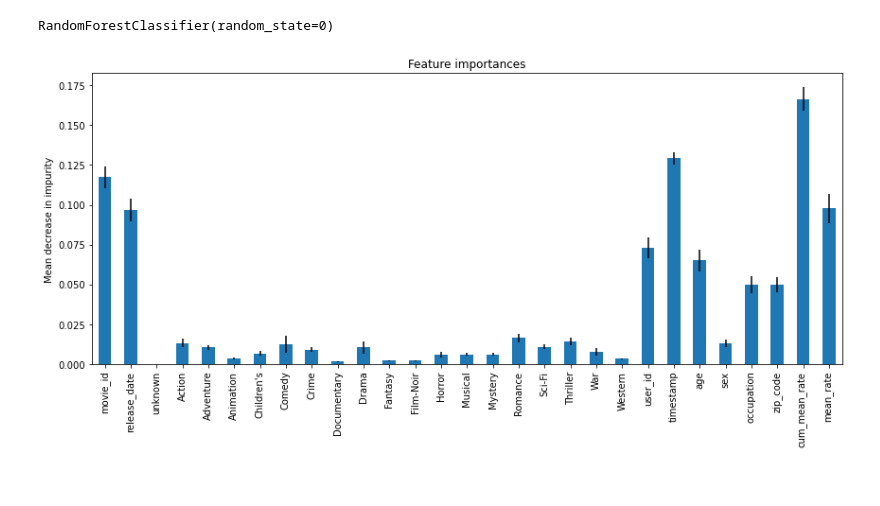
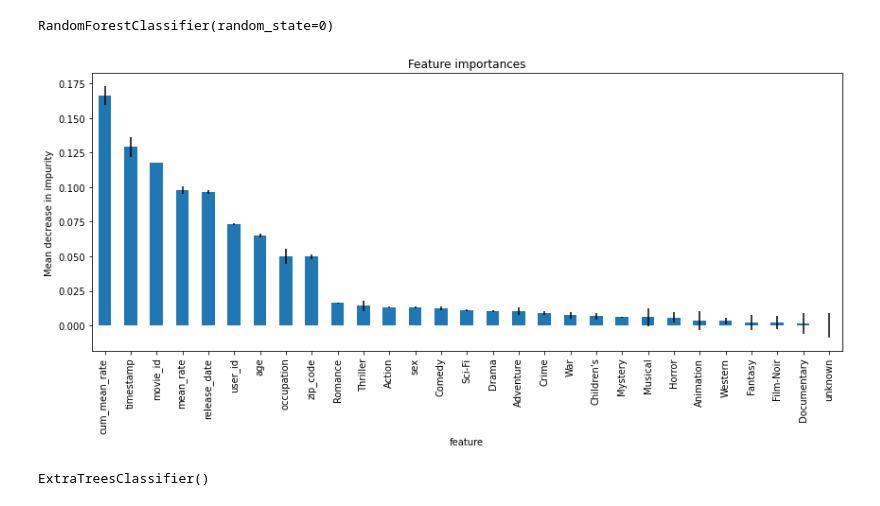
Before and after one commit to bharathikannann/RecSys_Seminar, a Jupyter notebook: feature_importance.ipynb, the cells around one changed output. Saved outputs shown, nothing was run; the diff lists cells and outputs as text; code cells hidden in the pictures.

Commit message:
feature importance using extra tree classifier and analysis using heatmap

```diff
--- a/feature_importance.ipynb
+++ b/feature_importance.ipynb
@@ -9,6 +11,9 @@ from sklearn.ensemble import RandomForestClassifier
 # import csv file
 path = 'dataset/randomforest/'
 df_train = pd.read_csv(path + 'ml-100k-preprocessed-train.csv')
+# %%
+X = df_train.drop((['rating']), axis = 1)
+y = df_train['rating']
 # %%
 # list of column names
 feature_names = list(df_train.columns)
@@ -18,10 +23,12 @@ feature_names.remove('rating')
 # %%
 # initialize and fit the model
 forest = RandomForestClassifier(random_state=0)
-forest.fit(df_train.drop((['rating']), axis = 1), df_train['rating'])
+forest.fit(X, y)
 # %% [output]
 RandomForestClassifier(random_state=0)
 # %%
 # extract the feature importance values
-importances = forest.feature_importances_
 std = np.std([tree.feature_importances_ for tree in forest.estimators_], axis=0)
+rf_feature_importances = pd.DataFrame(
+    {"feature": feature_names, "importance": forest.feature_importances_}
+)
@@ -28,11 +41,11 @@ std = np.std([tree.feature_importances_ for tree in forest.estimators_], axis=0)
+# %%
+rf_feature_importances.sort_values("importance", ascending=False,inplace=True)
 # %%
 # visualize the importance of each feature
-forest_importances = pd.Series(importances, index=feature_names)
-
 fig, ax = plt.subplots(figsize=(12,6))
-forest_importances.plot.bar(yerr=std, ax=ax)
+rf_feature_importances.plot.bar(x='feature', y='importance', yerr=std, ax=ax, legend=False)
 ax.set_title("Feature importances")
 ax.set_ylabel("Mean decrease in impurity")
 fig.tight_layout()
 # %% [output]
-[figure, old version]
+[figure, new version]
@@ -38,0 +54,5 @@ fig.tight_layout()
+# %%
+extra_tree = ExtraTreesClassifier()
+extra_tree.fit(X,y)
+# %% [output]
+ExtraTreesClassifier()
```
Also changed, not shown: parts of 15 cells of this notebook.
